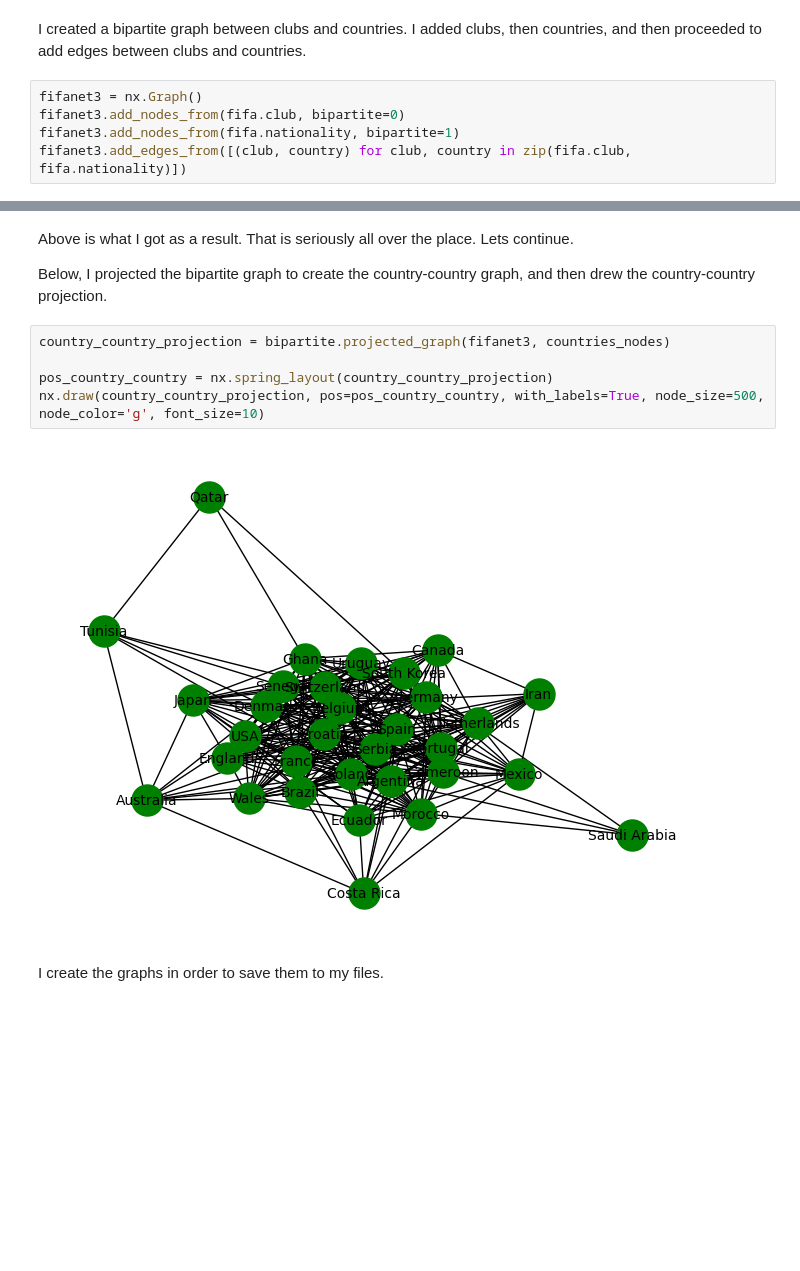
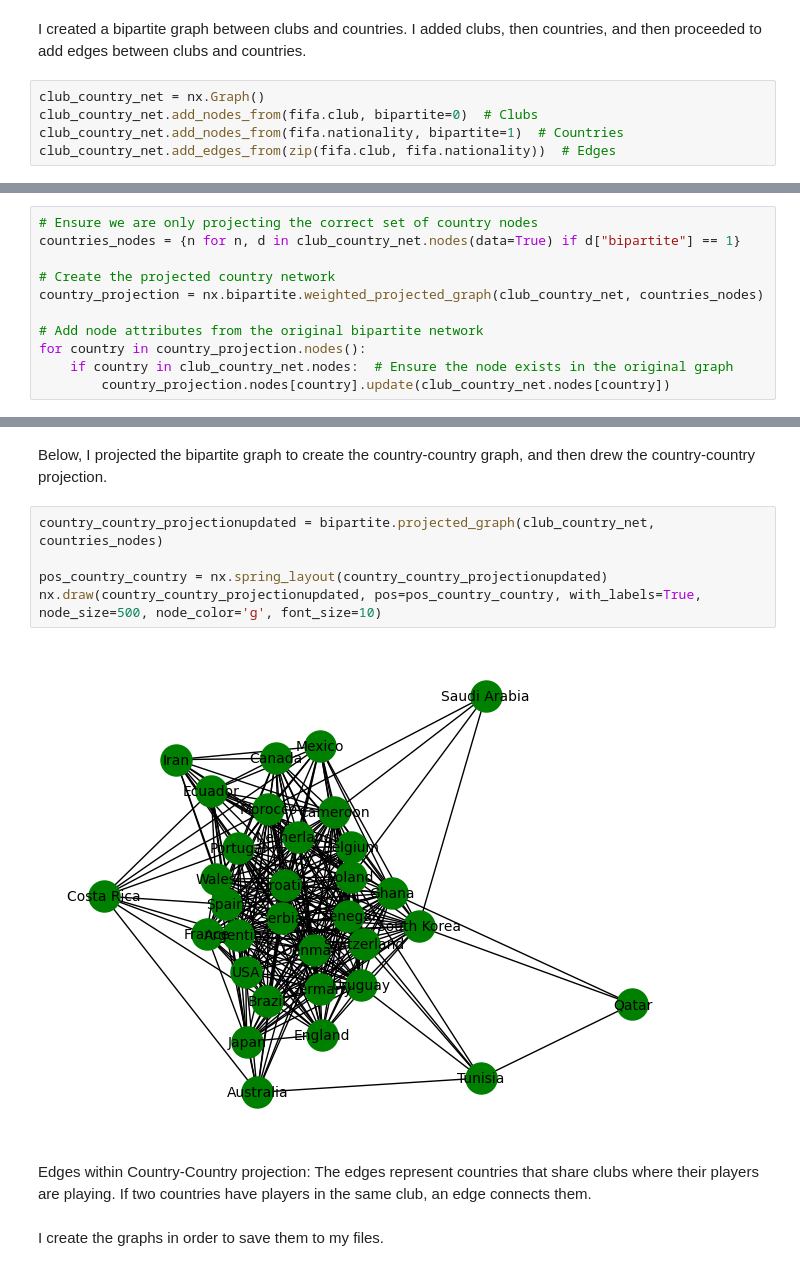
Before and after one commit to jaredjimenezjenkins/HW2_repo, a Jupyter notebook: case3.ipynb, the cells around one changed output, grey strips where cells are left out. Saved outputs shown, nothing was run; the diff lists cells and outputs as text; blank space fills up the shorter version.

```diff
--- a/case3.ipynb
+++ b/case3.ipynb
@@ -125,8 +133,8 @@ As we see here, player to country would work!
 # %% [markdown]
 I created a bipartite graph between clubs and countries. I added clubs, then countries, and then proceeded to add edges between clubs and countries.
 # %%
-fifanet3 = nx.Graph()
-fifanet3.add_nodes_from(fifa.club, bipartite=0)
-fifanet3.add_nodes_from(fifa.nationality, bipartite=1)
-fifanet3.add_edges_from([(club, country) for club, country in zip(fifa.club, fifa.nationality)])
+club_country_net = nx.Graph()
+club_country_net.add_nodes_from(fifa.club, bipartite=0)  # Clubs
+club_country_net.add_nodes_from(fifa.nationality, bipartite=1)  # Countries
+club_country_net.add_edges_from(zip(fifa.club, fifa.nationality))  # Edges
 # %%
@@ -134,0 +144,11 @@ countries_nodes = set(fifanet3) - clubs_nodes
+# %%
+# Ensure we are only projecting the correct set of country nodes
+countries_nodes = {n for n, d in club_country_net.nodes(data=True) if d["bipartite"] == 1}
+
+# Create the projected country network
+country_projection = nx.bipartite.weighted_projected_graph(club_country_net, countries_nodes)
+
+# Add node attributes from the original bipartite network
+for country in country_projection.nodes():
+    if country in club_country_net.nodes:  # Ensure the node exists in the original graph
+        country_projection.nodes[country].update(club_country_net.nodes[country])
@@ -154,15 +216,14 @@ nx.draw(club_club_projection, pos=pos_club_club, with_labels=True, node_size=500
 # %% [markdown]
-Above is what I got as a result. That is seriously all over the place. Lets continue.
-
-
 Below, I projected the bipartite graph to create the country-country graph, and then drew the country-country projection.
 # %%
-country_country_projection = bipartite.projected_graph(fifanet3, countries_nodes)
+country_country_projectionupdated = bipartite.projected_graph(club_country_net, countries_nodes)
 
-pos_country_country = nx.spring_layout(country_country_projection)
-nx.draw(country_country_projection, pos=pos_country_country, with_labels=True, node_size=500, node_color='g', font_size=10)
+pos_country_country = nx.spring_layout(country_country_projectionupdated)
+nx.draw(country_country_projectionupdated, pos=pos_country_country, with_labels=True, node_size=500, node_color='g', font_size=10)
 # %% [output]
-[figure, old version]
+[figure, new version]
+# %% [markdown]
+Edges within Country-Country projection: The edges represent countries that share clubs where their players are playing. If two countries have players in the same club, an edge connects them.
 # %% [markdown]
 I create the graphs in order to save them to my files.
 # %%
```
Also changed, not shown: parts of 22 cells of this notebook.
